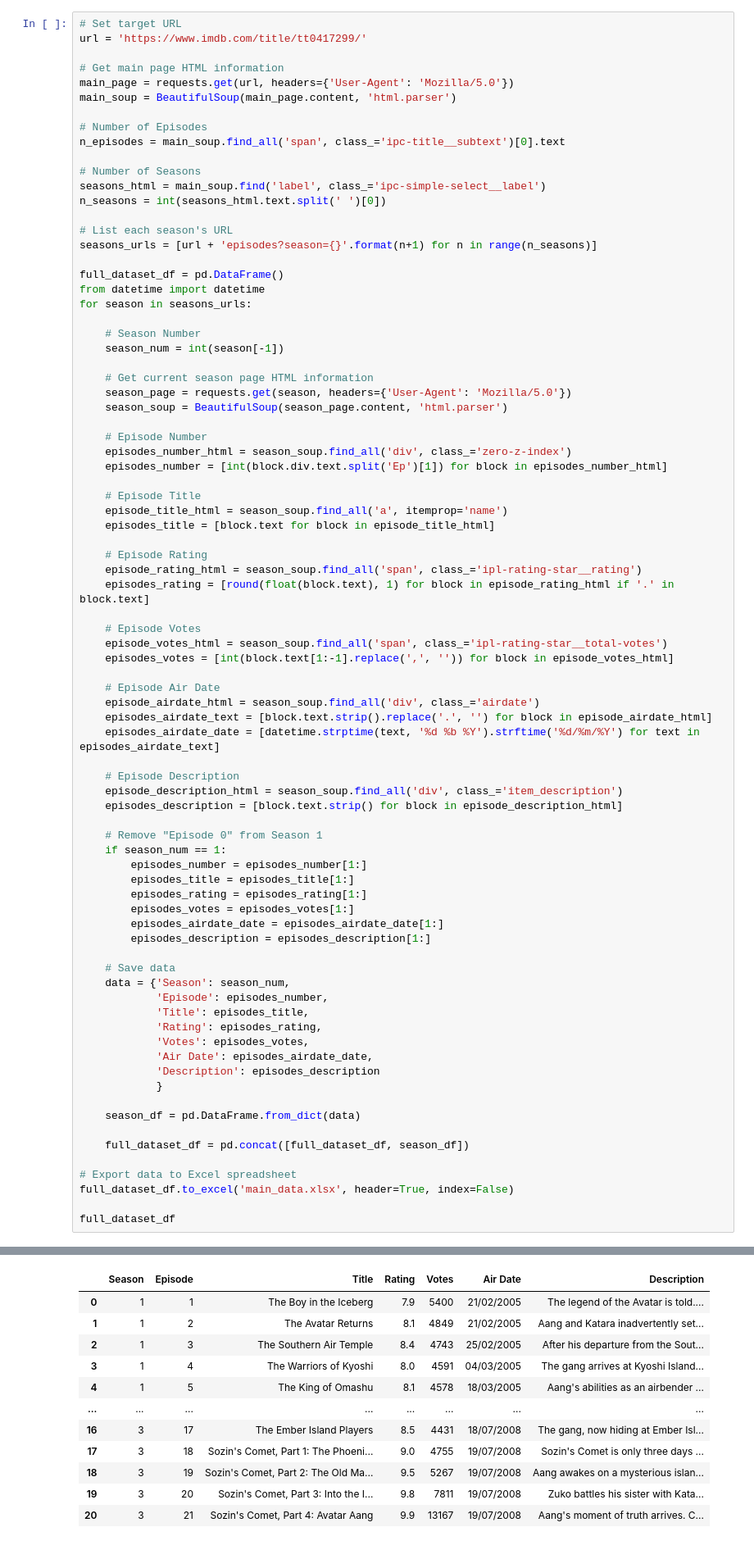
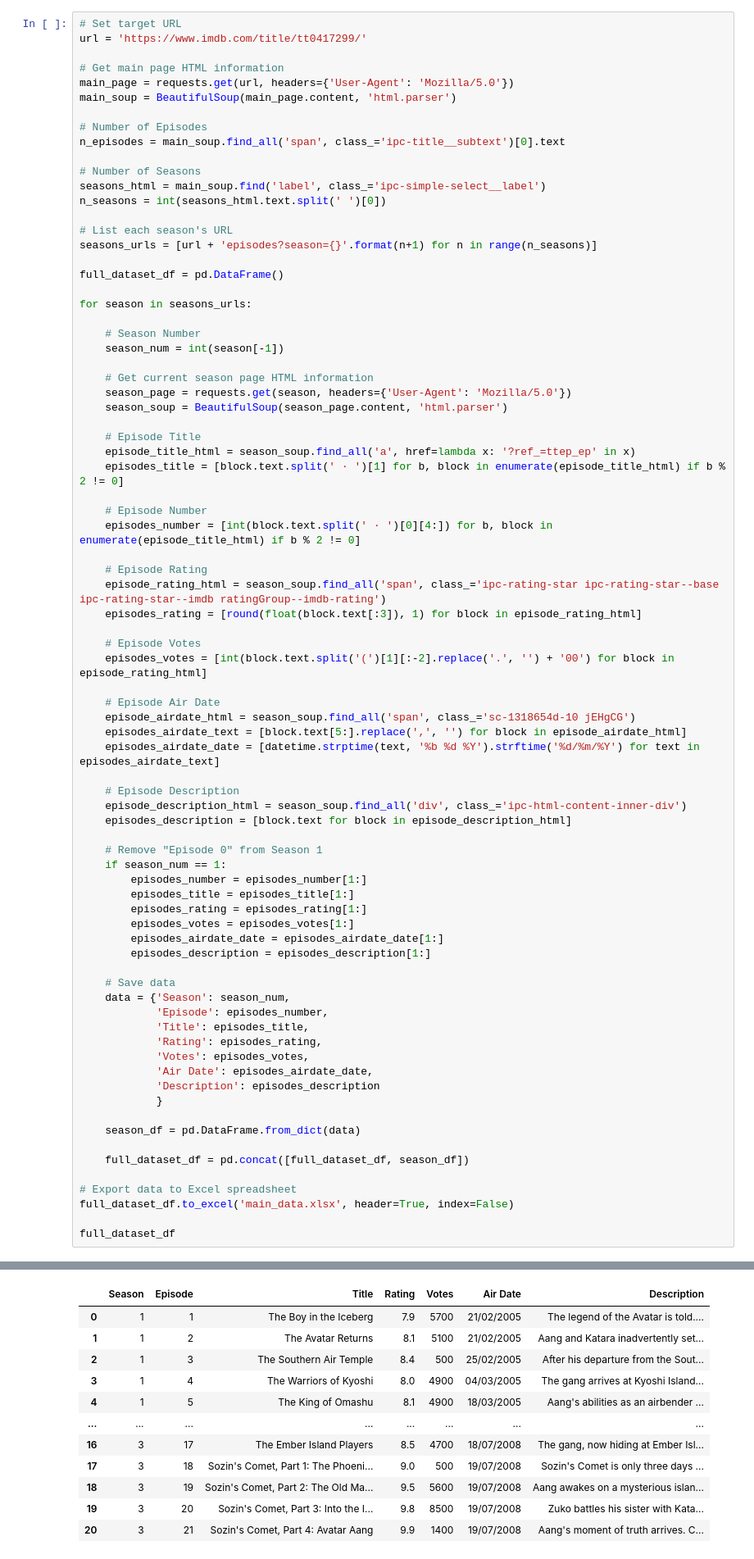
Before and after one commit to miguelgaspar24/IMDB_ratings, a Jupyter notebook: imdb_ratings.ipynb, the cells around one changed output, grey strips where cells are left out. Shown at 82% size. Cells and saved outputs as stored; diff of their text form.

Commit message:
Update code tomatch changes in IMDB html code

```diff
--- a/imdb_ratings.ipynb
+++ b/imdb_ratings.ipynb
@@ -22,7 +222,7 @@ n_seasons = int(seasons_html.text.split(' ')[0])
 seasons_urls = [url + 'episodes?season={}'.format(n+1) for n in range(n_seasons)]
 
 full_dataset_df = pd.DataFrame()
-from datetime import datetime
+
 for season in seasons_urls:
 
 	# Season Number
@@ -32,30 +232,28 @@ for season in seasons_urls:
 	season_page = requests.get(season, headers={'User-Agent': 'Mozilla/5.0'})
 	season_soup = BeautifulSoup(season_page.content, 'html.parser')
 
+	# Episode Title
+	episode_title_html = season_soup.find_all('a', href=lambda x: '?ref_=ttep_ep' in x)
+	episodes_title = [block.text.split(' ∙ ')[1] for b, block in enumerate(episode_title_html) if b % 2 != 0]
+
 	# Episode Number
-	episodes_number_html = season_soup.find_all('div', class_='zero-z-index')
-	episodes_number = [int(block.div.text.split('Ep')[1]) for block in episodes_number_html]
-
-	# Episode Title
-	episode_title_html = season_soup.find_all('a', itemprop='name')
-	episodes_title = [block.text for block in episode_title_html]
+	episodes_number = [int(block.text.split(' ∙ ')[0][4:]) for b, block in enumerate(episode_title_html) if b % 2 != 0]
 
 	# Episode Rating
-	episode_rating_html = season_soup.find_all('span', class_='ipl-rating-star__rating')
-	episodes_rating = [round(float(block.text), 1) for block in episode_rating_html if '.' in block.text]
+	episode_rating_html = season_soup.find_all('span', class_='ipc-rating-star ipc-rating-star--base ipc-rating-star--imdb ratingGroup--imdb-rating')
+	episodes_rating = [round(float(block.text[:3]), 1) for block in episode_rating_html]
 
 	# Episode Votes
-	episode_votes_html = season_soup.find_all('span', class_='ipl-rating-star__total-votes')
-	episodes_votes = [int(block.text[1:-1].replace(',', '')) for block in episode_votes_html]
+	episodes_votes = [int(block.text.split('(')[1][:-2].replace('.', '') + '00') for block in episode_rating_html]
 
 	# Episode Air Date
-	episode_airdate_html = season_soup.find_all('div', class_='airdate')
-	episodes_airdate_text = [block.text.strip().replace('.', '') for block in episode_airdate_html]
-	episodes_airdate_date = [datetime.strptime(text, '%d %b %Y').strftime('%d/%m/%Y') for text in episodes_airdate_text]
+	episode_airdate_html = season_soup.find_all('span', class_='sc-1318654d-10 jEHgCG')
+	episodes_airdate_text = [block.text[5:].replace(',', '') for block in episode_airdate_html]
+	episodes_airdate_date = [datetime.strptime(text, '%b %d %Y').strftime('%d/%m/%Y') for text in episodes_airdate_text]
 
 	# Episode Description
-	episode_description_html = season_soup.find_all('div', class_='item_description')
-	episodes_description = [block.text.strip() for block in episode_description_html]
+	episode_description_html = season_soup.find_all('div', class_='ipc-html-content-inner-div')
+	episodes_description = [block.text for block in episode_description_html]
 
 	# Remove "Episode 0" from Season 1
 	if season_num == 1:
@@ -88,12 +292,12 @@ full_dataset_df
 |  | Season | Episode | Title | Rating | Votes | Air Date | Description |
-| 0 | 1 | 1 | The Boy in the Iceberg | 7.9 | 5400 | 21/02/2005 | The legend of the Avatar is told.... |
-| 1 | 1 | 2 | The Avatar Returns | 8.1 | 4849 | 21/02/2005 | Aang and Katara inadvertently set... |
-| 2 | 1 | 3 | The Southern Air Temple | 8.4 | 4743 | 25/02/2005 | After his departure from the Sout... |
-| 3 | 1 | 4 | The Warriors of Kyoshi | 8.0 | 4591 | 04/03/2005 | The gang arrives at Kyoshi Island... |
-| 4 | 1 | 5 | The King of Omashu | 8.1 | 4578 | 18/03/2005 | Aang's abilities as an airbender ... |
+| 0 | 1 | 1 | The Boy in the Iceberg | 7.9 | 5700 | 21/02/2005 | The legend of the Avatar is told.... |
+| 1 | 1 | 2 | The Avatar Returns | 8.1 | 5100 | 21/02/2005 | Aang and Katara inadvertently set... |
+| 2 | 1 | 3 | The Southern Air Temple | 8.4 | 500 | 25/02/2005 | After his departure from the Sout... |
+| 3 | 1 | 4 | The Warriors of Kyoshi | 8.0 | 4900 | 04/03/2005 | The gang arrives at Kyoshi Island... |
+| 4 | 1 | 5 | The King of Omashu | 8.1 | 4900 | 18/03/2005 | Aang's abilities as an airbender ... |
 | ... | ... | ... | ... | ... | ... | ... | ... |
-| 16 | 3 | 17 | The Ember Island Players | 8.5 | 4431 | 18/07/2008 | The gang, now hiding at Ember Isl... |
-| 17 | 3 | 18 | Sozin's Comet, Part 1: The Phoeni... | 9.0 | 4755 | 19/07/2008 | Sozin's Comet is only three days ... |
-| 18 | 3 | 19 | Sozin's Comet, Part 2: The Old Ma... | 9.5 | 5267 | 19/07/2008 | Aang awakes on a mysterious islan... |
-| 19 | 3 | 20 | Sozin's Comet, Part 3: Into the I... | 9.8 | 7811 | 19/07/2008 | Zuko battles his sister with Kata... |
-| 20 | 3 | 21 | Sozin's Comet, Part 4: Avatar Aang | 9.9 | 13167 | 19/07/2008 | Aang's moment of truth arrives. C... |
+| 16 | 3 | 17 | The Ember Island Players | 8.5 | 4700 | 18/07/2008 | The gang, now hiding at Ember Isl... |
+| 17 | 3 | 18 | Sozin's Comet, Part 1: The Phoeni... | 9.0 | 500 | 19/07/2008 | Sozin's Comet is only three days ... |
+| 18 | 3 | 19 | Sozin's Comet, Part 2: The Old Ma... | 9.5 | 5600 | 19/07/2008 | Aang awakes on a mysterious islan... |
+| 19 | 3 | 20 | Sozin's Comet, Part 3: Into the I... | 9.8 | 8500 | 19/07/2008 | Zuko battles his sister with Kata... |
+| 20 | 3 | 21 | Sozin's Comet, Part 4: Avatar Aang | 9.9 | 1400 | 19/07/2008 | Aang's moment of truth arrives. C... |
```
Also changed, not shown: parts of 4 cells of this notebook.
